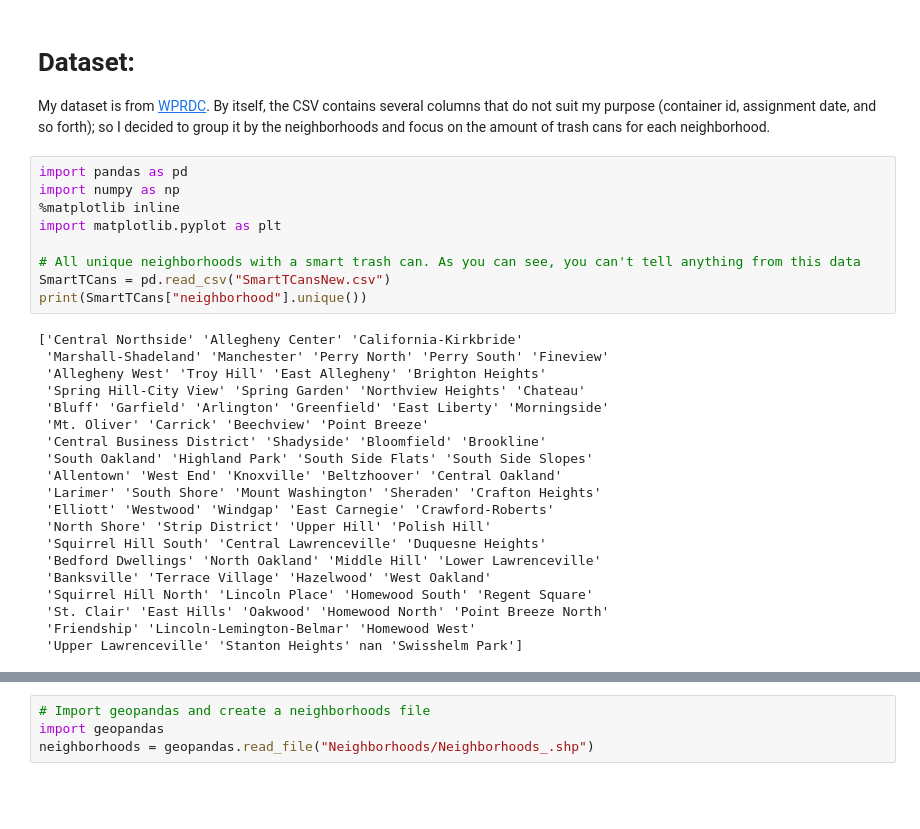
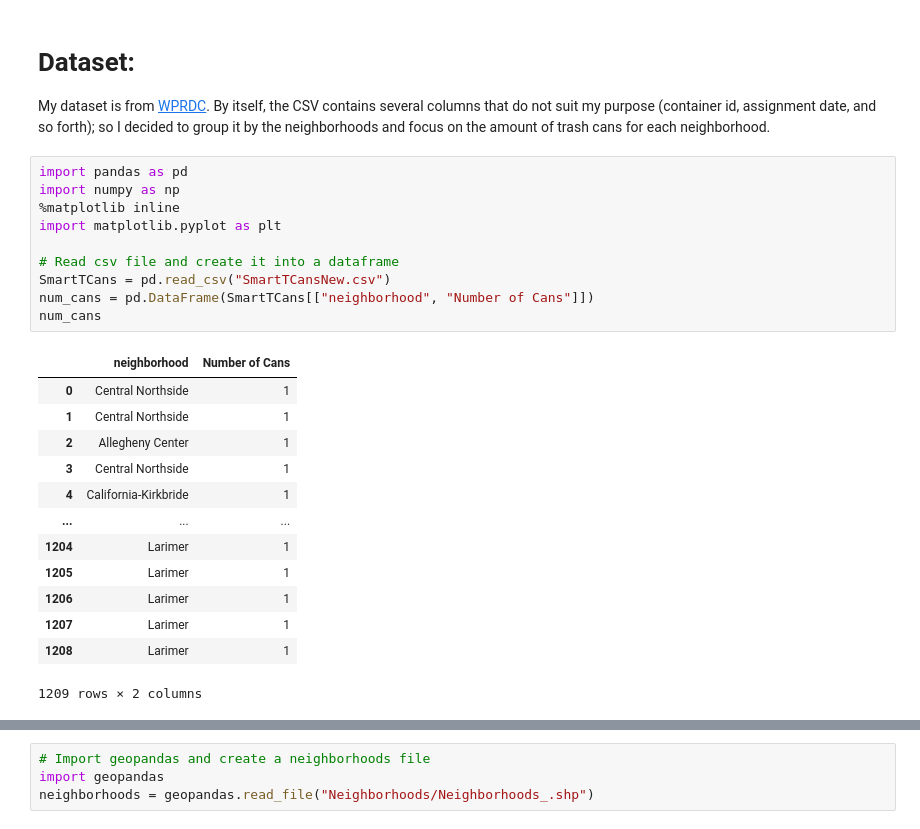
Before and after one commit to wal1624/CMPINF0010-Final-Project, a Jupyter notebook: WaliaTrashCans.ipynb, the cells around one changed output, grey strips where cells are left out. Saved outputs shown, nothing was run; the diff lists cells and outputs as text; blank space fills up the shorter version.

```diff
--- a/WaliaTrashCans.ipynb
+++ b/WaliaTrashCans.ipynb
@@ -9,29 +9,24 @@ My dataset is from [WPRDC](https://data.wprdc.org/dataset/smart-trash-containers
 # %%
 import pandas as pd
 import numpy as np
 %matplotlib inline
 import matplotlib.pyplot as plt
 
-# All unique neighborhoods with a smart trash can. As you can see, you can't tell anything from this data
+# Read csv file and create it into a dataframe
 SmartTCans = pd.read_csv("SmartTCansNew.csv")
-print(SmartTCans["neighborhood"].unique())
+num_cans = pd.DataFrame(SmartTCans[["neighborhood", "Number of Cans"]])
+num_cans
 # %% [output]
+|  | neighborhood | Number of Cans |
+| 0 | Central Northside | 1 |
+| 1 | Central Northside | 1 |
+| 2 | Allegheny Center | 1 |
+| 3 | Central Northside | 1 |
+| 4 | California-Kirkbride | 1 |
+| ... | ... | ... |
+| 1204 | Larimer | 1 |
+| 1205 | Larimer | 1 |
+| 1206 | Larimer | 1 |
+| 1207 | Larimer | 1 |
+| 1208 | Larimer | 1 |
-['Central Northside' 'Allegheny Center' 'California-Kirkbride'
- 'Marshall-Shadeland' 'Manchester' 'Perry North' 'Perry South' 'Fineview'
- 'Allegheny West' 'Troy Hill' 'East Allegheny' 'Brighton Heights'
- 'Spring Hill-City View' 'Spring Garden' 'Northview Heights' 'Chateau'
- 'Bluff' 'Garfield' 'Arlington' 'Greenfield' 'East Liberty' 'Morningside'
- 'Mt. Oliver' 'Carrick' 'Beechview' 'Point Breeze'
- 'Central Business District' 'Shadyside' 'Bloomfield' 'Brookline'
- 'South Oakland' 'Highland Park' 'South Side Flats' 'South Side Slopes'
- 'Allentown' 'West End' 'Knoxville' 'Beltzhoover' 'Central Oakland'
- 'Larimer' 'South Shore' 'Mount Washington' 'Sheraden' 'Crafton Heights'
- 'Elliott' 'Westwood' 'Windgap' 'East Carnegie' 'Crawford-Roberts'
- 'North Shore' 'Strip District' 'Upper Hill' 'Polish Hill'
- 'Squirrel Hill South' 'Central Lawrenceville' 'Duquesne Heights'
- 'Bedford Dwellings' 'North Oakland' 'Middle Hill' 'Lower Lawrenceville'
- 'Banksville' 'Terrace Village' 'Hazelwood' 'West Oakland'
- 'Squirrel Hill North' 'Lincoln Place' 'Homewood South' 'Regent Square'
- 'St. Clair' 'East Hills' 'Oakwood' 'Homewood North' 'Point Breeze North'
- 'Friendship' 'Lincoln-Lemington-Belmar' 'Homewood West'
- 'Upper Lawrenceville' 'Stanton Heights' nan 'Swisshelm Park']
+1209 rows × 2 columns
```
Also changed, not shown: parts of 13 cells of this notebook, 3 other files.
